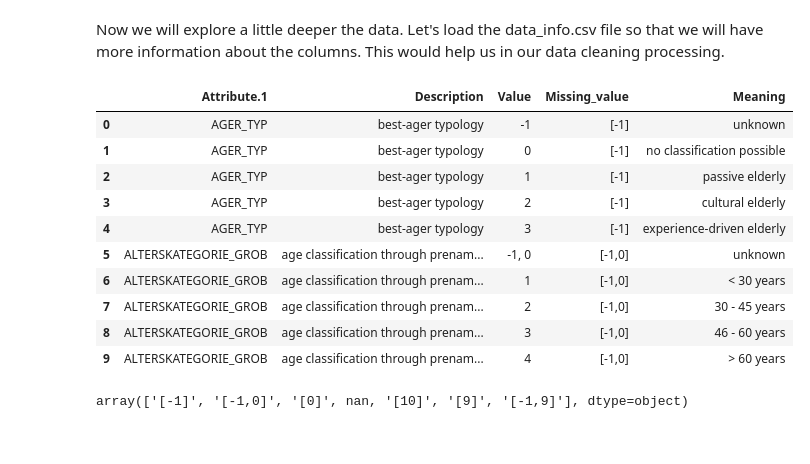
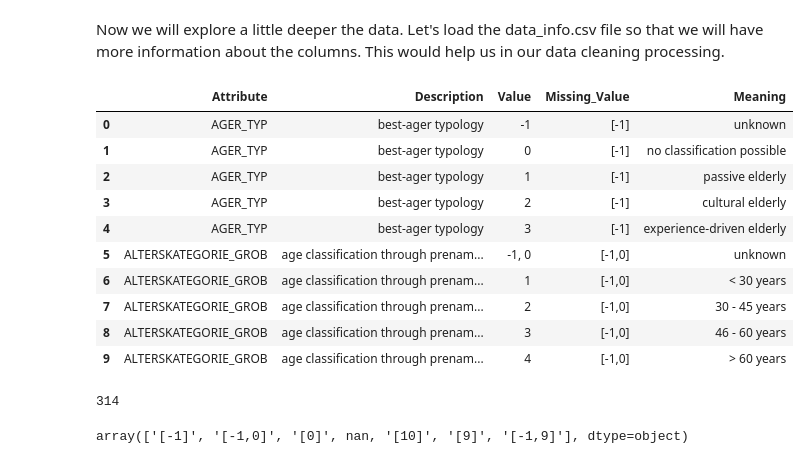
Before and after one commit to jmcabreira-zz/Data-Science-Projects, a Jupyter notebook: Customer_Segmentation_Report/Arvato_Project_Workbook.ipynb, the cells around one changed output. Saved outputs shown, nothing was run; the diff lists cells and outputs as text; code cells hidden in the pictures.

```diff
--- a/Customer_Segmentation_Report/Arvato_Project_Workbook.ipynb
+++ b/Customer_Segmentation_Report/Arvato_Project_Workbook.ipynb
@@ -121,9 +122,11 @@ Now we will explore a little deeper the data. Let's load the data_info.csv file
 # %%
 data_info = pd.read_csv('data_info.csv')
 data_info.drop(['Attribute','ISBLANK'], axis = 1, inplace = True)
+data_info.rename(columns={"Attribute.1": "Attribute", "Missing_value": "Missing_Value"}, inplace = True)
+
 data_info.head(10)
 # %% [output]
-|  | Attribute.1 | Description | Value | Missing_value | Meaning |
+|  | Attribute | Description | Value | Missing_Value | Meaning |
 | 0 | AGER_TYP | best-ager typology | -1 | [-1] | unknown |
 | 1 | AGER_TYP | best-ager typology | 0 | [-1] | no classification possible |
 | 2 | AGER_TYP | best-ager typology | 1 | [-1] | passive elderly |
@@ -134,5 +137,9 @@ data_info.head(10)
 | 7 | ALTERSKATEGORIE_GROB | age classification through prenam... | 2 | [-1,0] | 30 - 45 years |
 | 8 | ALTERSKATEGORIE_GROB | age classification through prenam... | 3 | [-1,0] | 46 - 60 years |
 | 9 | ALTERSKATEGORIE_GROB | age classification through prenam... | 4 | [-1,0] | > 60 years |
+# %%
+len(data_info.Attribute.unique())
+# %% [output]
+314
 # %%
 # Unique code for missing values
```
Also changed, not shown: parts of 18 cells of this notebook.
